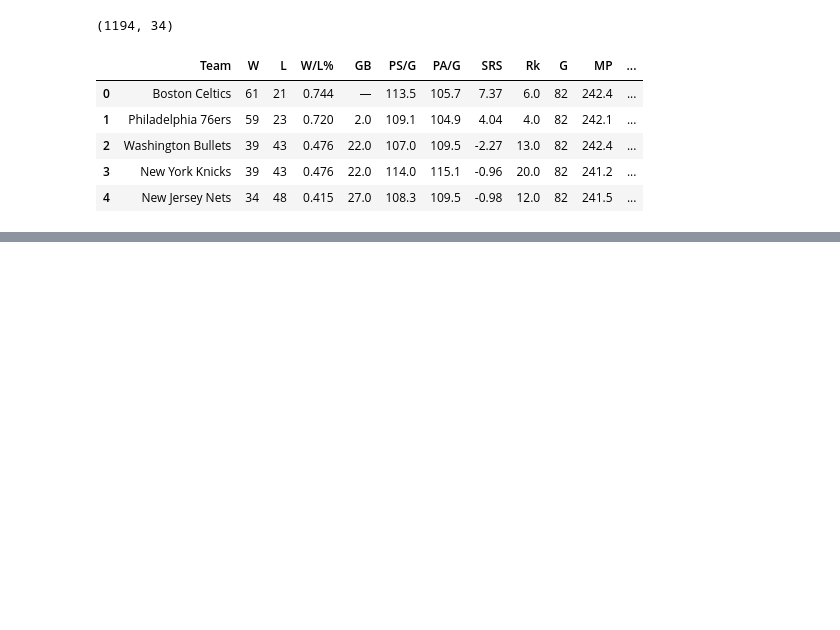
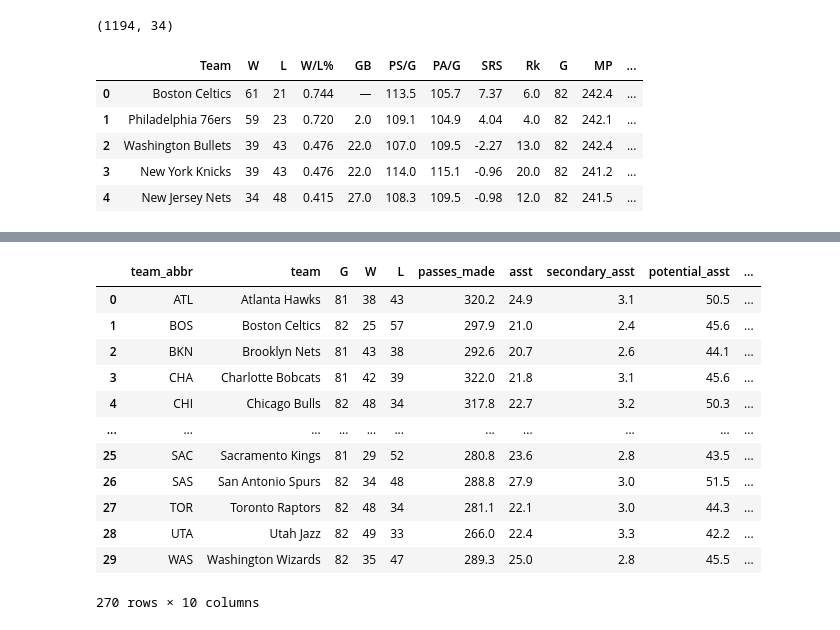
Before and after one commit to aothree/Assists-and-Winning, a Jupyter notebook: Data_Scraping.ipynb, the cells around one changed output, grey strips where cells are left out. Drawn from its saved outputs; the diff is of its cells as text; code cells hidden in the pictures; blank space fills up the shorter version.

```diff
--- a/Data_Scraping.ipynb
+++ b/Data_Scraping.ipynb
@@ -208,0 +213,13 @@ mdf.to_csv('./Data/team_stats_1980_2022.csv')
+# %%
+headers  = {
+    'Connection': 'keep-alive',
+    'Accept': 'application/json, text/plain, */*',
+    'x-nba-stats-token': 'true',
+    'User-Agent': 'Mozilla/5.0 (Macintosh; Intel Mac OS X 10_14_6) AppleWebKit/537.36 (KHTML, like Gecko) Chrome/79.0.3945.130 Safari/537.36',
+    'x-nba-stats-origin': 'stats',
+    'Sec-Fetch-Site': 'same-origin',
+    'Sec-Fetch-Mode': 'cors',
+    'Referer': 'https://stats.nba.com/',
+    'Accept-Encoding': 'gzip, deflate, br',
+    'Accept-Language': 'en-US,en;q=0.9',
+}
@@ -208,0 +246,45 @@ mdf.to_csv('./Data/team_stats_1980_2022.csv')
+# %%
+seasons = ['2021-22', '2020-21', '2019-20', '2018-19', '2017-18', '2016-17', '2015-16', '2014-15', '2013-14']
+for season in seasons:
+    url = f'https://stats.nba.com/stats/leaguedashptstats?College=&Conference=&Country=&DateFrom=&DateTo=&Division=&DraftPick=&DraftYear=&GameScope=&GameSegment=&Height=&LastNGames=0&LeagueID=00&Location=&Month=0&OpponentTeamID=0&Outcome=&PORound=0&PerMode=PerGame&Period=0&PlayerExperience=&PlayerOrTeam=Team&PlayerPosition=&PtMeasureType=Passing&Season={season}&SeasonSegment=&SeasonType=Regular+Season&StarterBench=&TeamID=0&VsConference=&VsDivision=&Weight='
+    res = requests.get(url=url, headers=headers).json()
+    stats = res['resultSets'][0]['rowSet']
+    df = pd.DataFrame(stats)
+    df.rename(columns = {1: 'team_abbr',
+                         2: 'team',
+                         3: 'G',
+                         4: 'W',
+                         5: 'L',
+                         7: 'passes_made',
+                         9: 'asst',
+                         11: 'secondary_asst',
+                         12: 'potential_asst',
+                         }, inplace = True)
+    df.drop(columns = [0,6,8,10,13,14,15,16], inplace = True)
+    df['year'] = season
+    df.to_csv(f'./Data/nba_com_passing_stats/passing_{season}.csv')
+# %%
+path = 'Data/nba_com_passing_stats' # use your path
+files = glob.glob(os.path.join(path, "*.csv"))
+
+lst = []
+for file in files:
+    df = pd.read_csv(file, index_col=0)
+    lst.append(df)
+
+passing = pd.concat(lst, axis=0,)
+passing
+# %% [output]
+|  | team_abbr | team | G | W | L | passes_made | asst | secondary_asst | potential_asst | ... |
+| 0 | ATL | Atlanta Hawks | 81 | 38 | 43 | 320.2 | 24.9 | 3.1 | 50.5 | ... |
+| 1 | BOS | Boston Celtics | 82 | 25 | 57 | 297.9 | 21.0 | 2.4 | 45.6 | ... |
+| 2 | BKN | Brooklyn Nets | 81 | 43 | 38 | 292.6 | 20.7 | 2.6 | 44.1 | ... |
+| 3 | CHA | Charlotte Bobcats | 81 | 42 | 39 | 322.0 | 21.8 | 3.1 | 45.6 | ... |
+| 4 | CHI | Chicago Bulls | 82 | 48 | 34 | 317.8 | 22.7 | 3.2 | 50.3 | ... |
+| ... | ... | ... | ... | ... | ... | ... | ... | ... | ... | ... |
+| 25 | SAC | Sacramento Kings | 81 | 29 | 52 | 280.8 | 23.6 | 2.8 | 43.5 | ... |
+| 26 | SAS | San Antonio Spurs | 82 | 34 | 48 | 288.8 | 27.9 | 3.0 | 51.5 | ... |
+| 27 | TOR | Toronto Raptors | 82 | 48 | 34 | 281.1 | 22.1 | 3.0 | 44.3 | ... |
+| 28 | UTA | Utah Jazz | 82 | 49 | 33 | 266.0 | 22.4 | 3.3 | 42.2 | ... |
+| 29 | WAS | Washington Wizards | 82 | 35 | 47 | 289.3 | 25.0 | 2.8 | 45.5 | ... |
+270 rows × 10 columns
```
Also changed, not shown: parts of 4 cells of this notebook, 11 other files.
